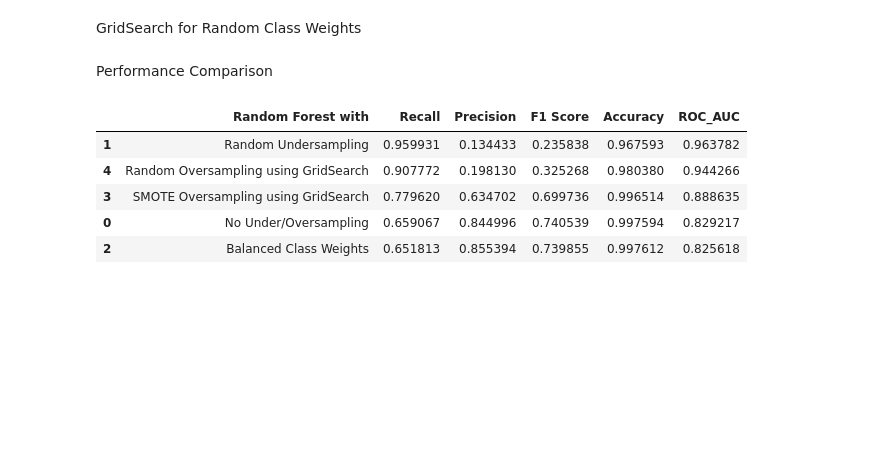
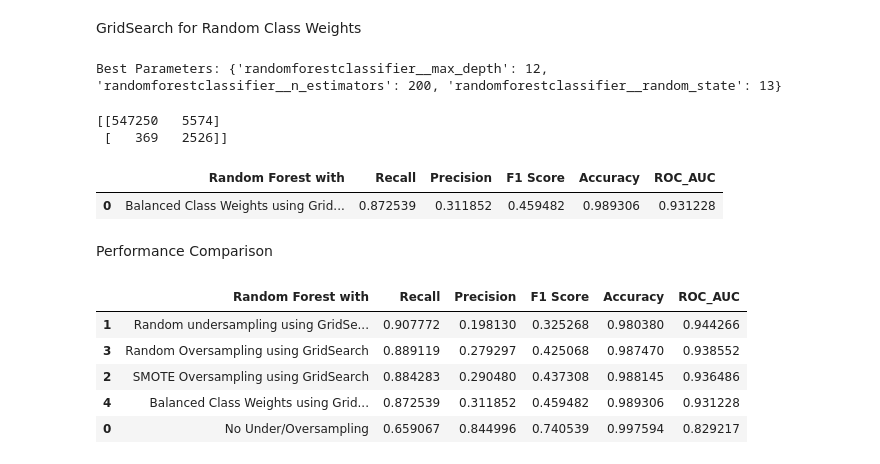
Before and after one commit to saxyrinchen/bt4012_project, a Jupyter notebook: RF.ipynb, the cells around one changed output. Drawn from its saved outputs; the diff is of its cells as text; code cells hidden in the pictures; blank space fills up the shorter version.

```diff
--- a/RF.ipynb
+++ b/RF.ipynb
@@ -523,12 +565,56 @@ smote2_rf.fit(X_train_final, y_train)
+# %%
+balanced_rf_pipeline = Pipeline([
+    ('randomforestclassifier', RandomForestClassifier(random_state=13, class_weight="balanced"))
+])
+# %%
+new_params = {'randomforestclassifier__' + key: params[key] for key in params}
+# Set up GridSearchCV
+grid_search = GridSearchCV(estimator=balanced_rf_pipeline, param_grid=new_params, cv=3, scoring='recall')
+
+# Fit the model
+grid_search.fit(X_train_final, y_train)
+
+# Print the best parameters
+print("Best Parameters:", grid_search.best_params_)
+
+# Get the best model
+best_balanced_rf_model = grid_search.best_estimator_
+
+# You can use the best model for predictions on your test data
+y_pred = best_balanced_rf_model.predict(X_test_final)
+# %% [output]
+Best Parameters: {'randomforestclassifier__max_depth': 12, 'randomforestclassifier__n_estimators': 200, 'randomforestclassifier__random_state': 13}
+# %%
+cm = confusion_matrix(y_test, y_pred)
+
+balanced2_Recall = recall_score(y_test, y_pred)
+balanced2_Precision = precision_score(y_test, y_pred)
+balanced2_f1 = f1_score(y_test, y_pred)
+balanced2_accuracy = accuracy_score(y_test, y_pred)
+balanced2_roc = roc_auc_score(y_test, y_pred)
+
+print(cm)
+# %% [output]
+[[547250   5574]
+ [   369   2526]]
+# %%
+ndf = [(balanced2_Recall, balanced2_Precision, balanced2_f1, balanced2_accuracy, balanced2_roc)]
+
+balanced2_rf_score = pd.DataFrame(data = ndf, columns=['Recall','Precision','F1 Score', 'Accuracy', 'ROC_AUC'])
+balanced2_rf_score.insert(0, 'Random Forest with', 'Balanced Class Weights using GridSearch')
+balanced2_rf_score
+# %% [output]
+|  | Random Forest with | Recall | Precision | F1 Score | Accuracy | ROC_AUC |
+| 0 | Balanced Class Weights using Grid... | 0.872539 | 0.311852 | 0.459482 | 0.989306 | 0.931228 |
 # %% [markdown]
 Performance Comparison
 # %%
-predictions = pd.concat([rf_score, under_rf_score, balanced_rf_score, smote2_rf_score, over2_rf_score], ignore_index=True, sort=False)
+predictions = pd.concat([rf_score, under2_rf_score, smote2_rf_score, over2_rf_score, balanced2_rf_score], ignore_index=True, sort=False)
 predictions.sort_values(by=['Recall'], ascending=False)
 # %% [output]
 |  | Random Forest with | Recall | Precision | F1 Score | Accuracy | ROC_AUC |
-| 1 | Random Undersampling | 0.959931 | 0.134433 | 0.235838 | 0.967593 | 0.963782 |
-| 4 | Random Oversampling using GridSearch | 0.907772 | 0.198130 | 0.325268 | 0.980380 | 0.944266 |
-| 3 | SMOTE Oversampling using GridSearch | 0.779620 | 0.634702 | 0.699736 | 0.996514 | 0.888635 |
+| 1 | Random undersampling using GridSe... | 0.907772 | 0.198130 | 0.325268 | 0.980380 | 0.944266 |
+| 3 | Random Oversampling using GridSearch | 0.889119 | 0.279297 | 0.425068 | 0.987470 | 0.938552 |
+| 2 | SMOTE Oversampling using GridSearch | 0.884283 | 0.290480 | 0.437308 | 0.988145 | 0.936486 |
+| 4 | Balanced Class Weights using Grid... | 0.872539 | 0.311852 | 0.459482 | 0.989306 | 0.931228 |
 | 0 | No Under/Oversampling | 0.659067 | 0.844996 | 0.740539 | 0.997594 | 0.829217 |
-| 2 | Balanced Class Weights | 0.651813 | 0.855394 | 0.739855 | 0.997612 | 0.825618 |
```
Also changed, not shown: parts of 15 cells of this notebook.
